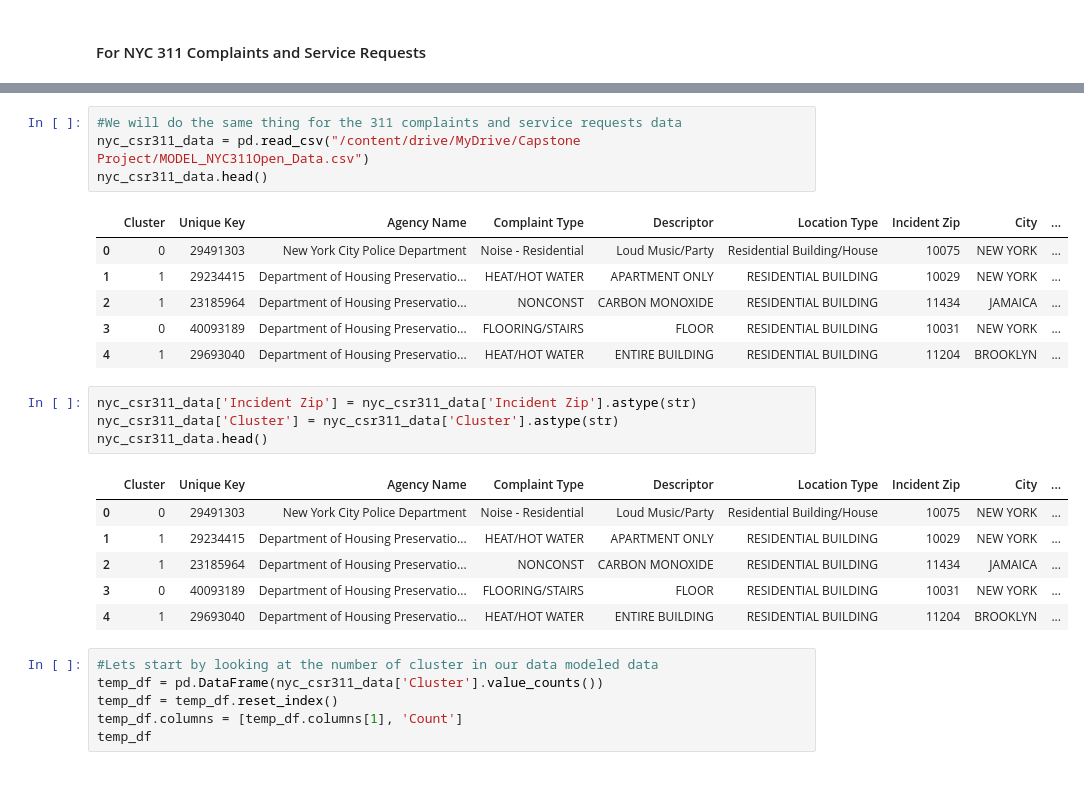
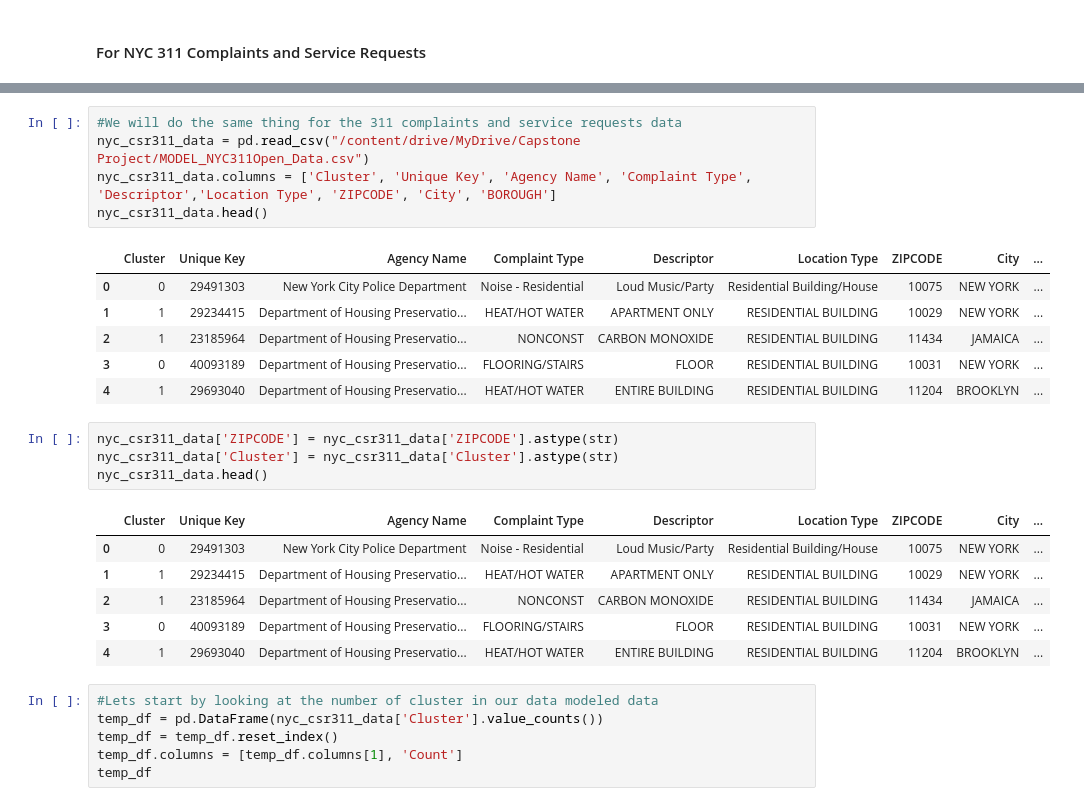
Before and after one commit to kkrusere/Developing-a-Score-to-Measure-Riskiness-of-Residential-Properties-Insurance, a Jupyter notebook: modeling.ipynb, the cells around one changed output, grey strips where cells are left out. Saved outputs shown, nothing was run; the diff lists cells and outputs as text.

```diff
--- a/modeling.ipynb
+++ b/modeling.ipynb
@@ -474,20 +482,21 @@ Private Dwelling Fire: a fire in a residence for not more than two families livi
 # %%
 #We will do the same thing for the 311 complaints and service requests data
 nyc_csr311_data = pd.read_csv("/content/drive/MyDrive/Capstone Project/MODEL_NYC311Open_Data.csv")
+nyc_csr311_data.columns = ['Cluster', 'Unique Key', 'Agency Name', 'Complaint Type', 'Descriptor','Location Type', 'ZIPCODE', 'City', 'BOROUGH']
 nyc_csr311_data.head()
 # %% [output]
-|  | Cluster | Unique Key | Agency Name | Complaint Type | Descriptor | Location Type | Incident Zip | City | ... |
+|  | Cluster | Unique Key | Agency Name | Complaint Type | Descriptor | Location Type | ZIPCODE | City | ... |
 | 0 | 0 | 29491303 | New York City Police Department | Noise - Residential | Loud Music/Party | Residential Building/House | 10075 | NEW YORK | ... |
 | 1 | 1 | 29234415 | Department of Housing Preservatio... | HEAT/HOT WATER | APARTMENT ONLY | RESIDENTIAL BUILDING | 10029 | NEW YORK | ... |
 | 2 | 1 | 23185964 | Department of Housing Preservatio... | NONCONST | CARBON MONOXIDE | RESIDENTIAL BUILDING | 11434 | JAMAICA | ... |
 | 3 | 0 | 40093189 | Department of Housing Preservatio... | FLOORING/STAIRS | FLOOR | RESIDENTIAL BUILDING | 10031 | NEW YORK | ... |
 | 4 | 1 | 29693040 | Department of Housing Preservatio... | HEAT/HOT WATER | ENTIRE BUILDING | RESIDENTIAL BUILDING | 11204 | BROOKLYN | ... |
 # %%
-nyc_csr311_data['Incident Zip'] = nyc_csr311_data['Incident Zip'].astype(str)
+nyc_csr311_data['ZIPCODE'] = nyc_csr311_data['ZIPCODE'].astype(str)
 nyc_csr311_data['Cluster'] = nyc_csr311_data['Cluster'].astype(str)
 nyc_csr311_data.head()
 # %% [output]
-|  | Cluster | Unique Key | Agency Name | Complaint Type | Descriptor | Location Type | Incident Zip | City | ... |
+|  | Cluster | Unique Key | Agency Name | Complaint Type | Descriptor | Location Type | ZIPCODE | City | ... |
 | 0 | 0 | 29491303 | New York City Police Department | Noise - Residential | Loud Music/Party | Residential Building/House | 10075 | NEW YORK | ... |
 | 1 | 1 | 29234415 | Department of Housing Preservatio... | HEAT/HOT WATER | APARTMENT ONLY | RESIDENTIAL BUILDING | 10029 | NEW YORK | ... |
 | 2 | 1 | 23185964 | Department of Housing Preservatio... | NONCONST | CARBON MONOXIDE | RESIDENTIAL BUILDING | 11434 | JAMAICA | ... |
```
Also changed, not shown: parts of 16 cells of this notebook.
